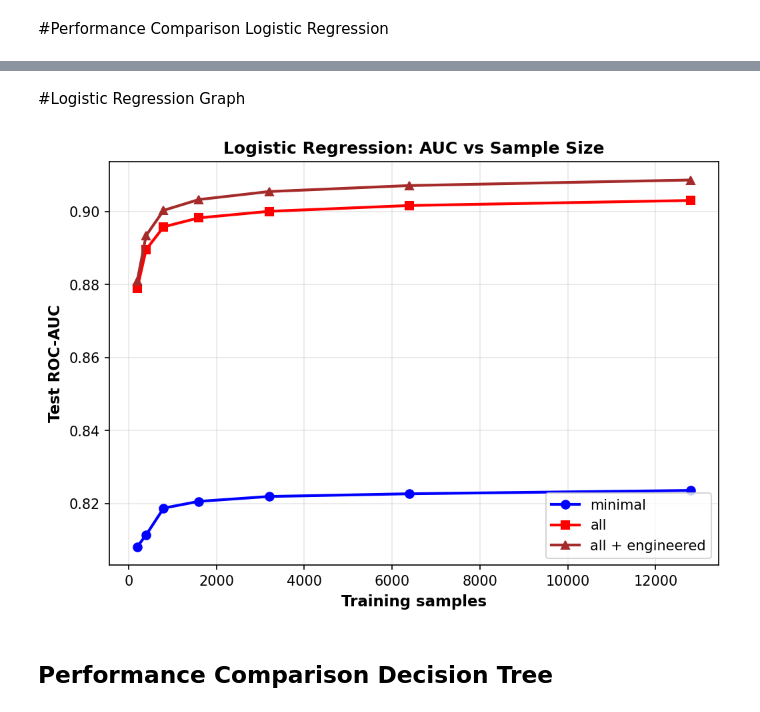
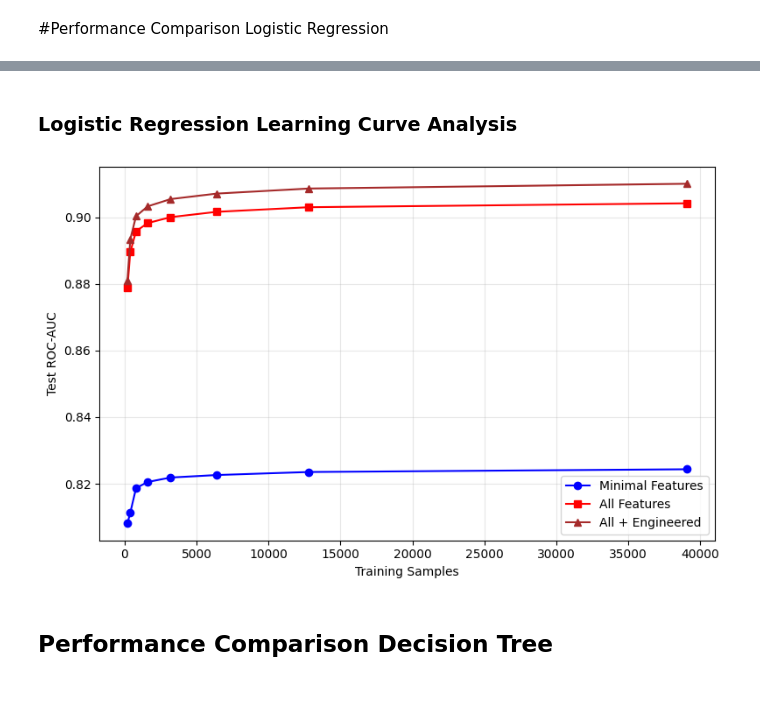
Before and after one commit to Jimpang77/Feature-Data-Trade-Off, a Jupyter notebook: Reasearch.ipynb, the cells around one changed output, grey strips where cells are left out. Cells and saved outputs as stored; diff of their text form; code cells hidden in the pictures.

```diff
--- a/Reasearch.ipynb
+++ b/Reasearch.ipynb
@@ -1180,10 +1207,38 @@ sizes
+# %%
+import matplotlib.pyplot as plt
+
+fig, ax = plt.subplots(figsize=(7, 5))
+ax.plot(sizes, results['minimal'], 'o-', label='minimal', color='blue', linewidth=2, markersize=6)
+ax.plot(sizes, results['all'], 's-', label='all',color='red', linewidth=2, markersize=6)
+ax.plot(sizes, results['engineered'], '^-', label='all + engineered', color='brown', linewidth=2, markersize=6)
+ax.set_xlabel('Training samples', fontsize=11, fontweight='bold')
+ax.set_ylabel('Test ROC-AUC', fontsize=11, fontweight='bold')
+ax.legend(fontsize=10)
+ax.grid(alpha=0.3)
+plt.tight_layout()
+plt.savefig('lr_samples_test1.png', dpi=150, bbox_inches='tight')
+plt.close()
 # %% [markdown]
-#Logistic Regression Graph
+### Logistic Regression Learning Curve Analysis
-# %%
-from IPython.display import Image, display
-display(Image('lr_samples_comparison.png'))
-# %% [output]
-[figure, removed]
+# %%
+import matplotlib.pyplot as plt
+
+if 'results' in globals() and 'sizes' in globals():
+    fig, ax = plt.subplots(figsize=(8, 5))
+    ax.plot(sizes, results['minimal'], 'o-', label='Minimal Features', color='blue')
+    ax.plot(sizes, results['all'], 's-', label='All Features', color='red')
+    ax.plot(sizes, results['engineered'], '^-', label='All + Engineered', color='brown')
+
+    ax.set_xlabel('Training Samples')
+    ax.set_ylabel('Test ROC-AUC')
+    ax.legend()
+    ax.grid(True, alpha=0.3)
+    plt.tight_layout()
+    plt.show()
+else:
+    print("Logistic Regression results not found. Please run the training loop cell first.")
+# %% [output]
+[figure, added]
 # %% [markdown]
 ## Performance Comparison Decision Tree
 # %%
```
Also changed, not shown: parts of 71 cells of this notebook.
